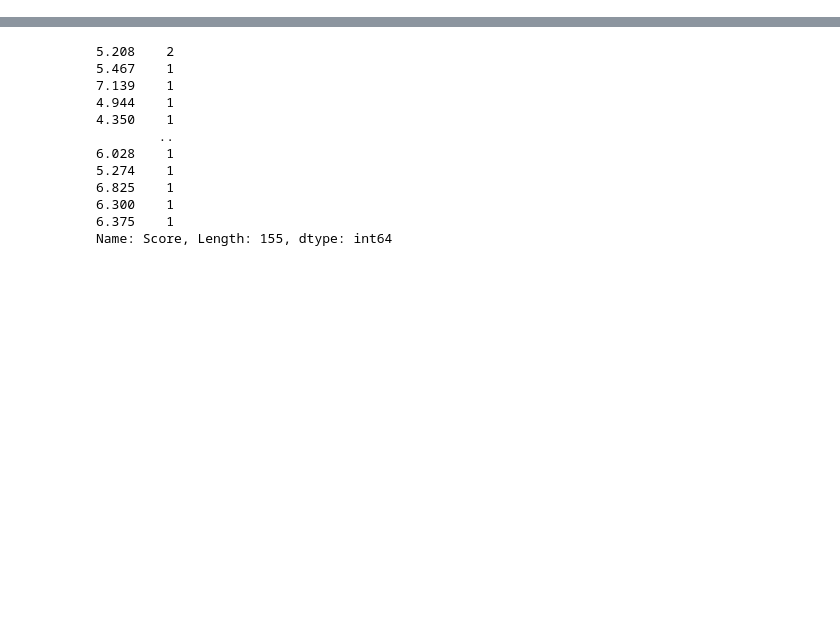
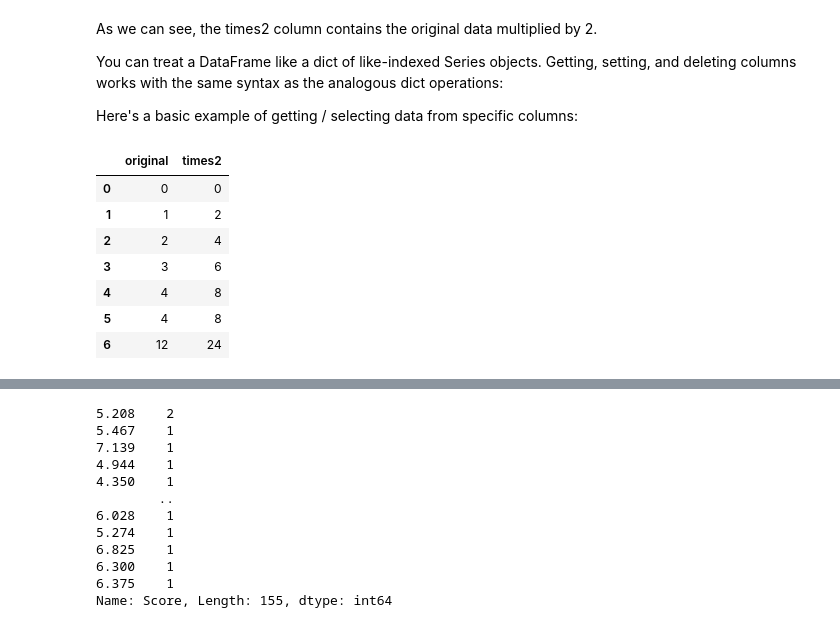
Before and after one commit to BreakoutMentors/Data-Science-and-Machine-Learning, a Jupyter notebook: basics/Basics_Pandas.ipynb, the cells around one changed output, grey strips where cells are left out. Saved outputs shown, nothing was run; the diff lists cells and outputs as text; code cells hidden in the pictures; blank space fills up the shorter version.

```diff
--- a/basics/Basics_Pandas.ipynb
+++ b/basics/Basics_Pandas.ipynb
@@ -51,0 +190,17 @@ df.loc[:, 'Country or region'].nunique()
+# %% [markdown]
+As we can see, the times2 column contains the original data multiplied by 2.
+
+You can treat a DataFrame like a dict of like-indexed Series objects. Getting, setting, and deleting columns works with the same syntax as the analogous dict operations:
+
+Here's a basic example of getting / selecting data from specific columns:
+# %%
+df[['original', 'times2']]
+# %% [output]
+|  | original | times2 |
+| 0 | 0 | 0 |
+| 1 | 1 | 2 |
+| 2 | 2 | 4 |
+| 3 | 3 | 6 |
+| 4 | 4 | 8 |
+| 5 | 4 | 8 |
+| 6 | 12 | 24 |
```
Also changed, not shown: parts of 46 cells of this notebook.
